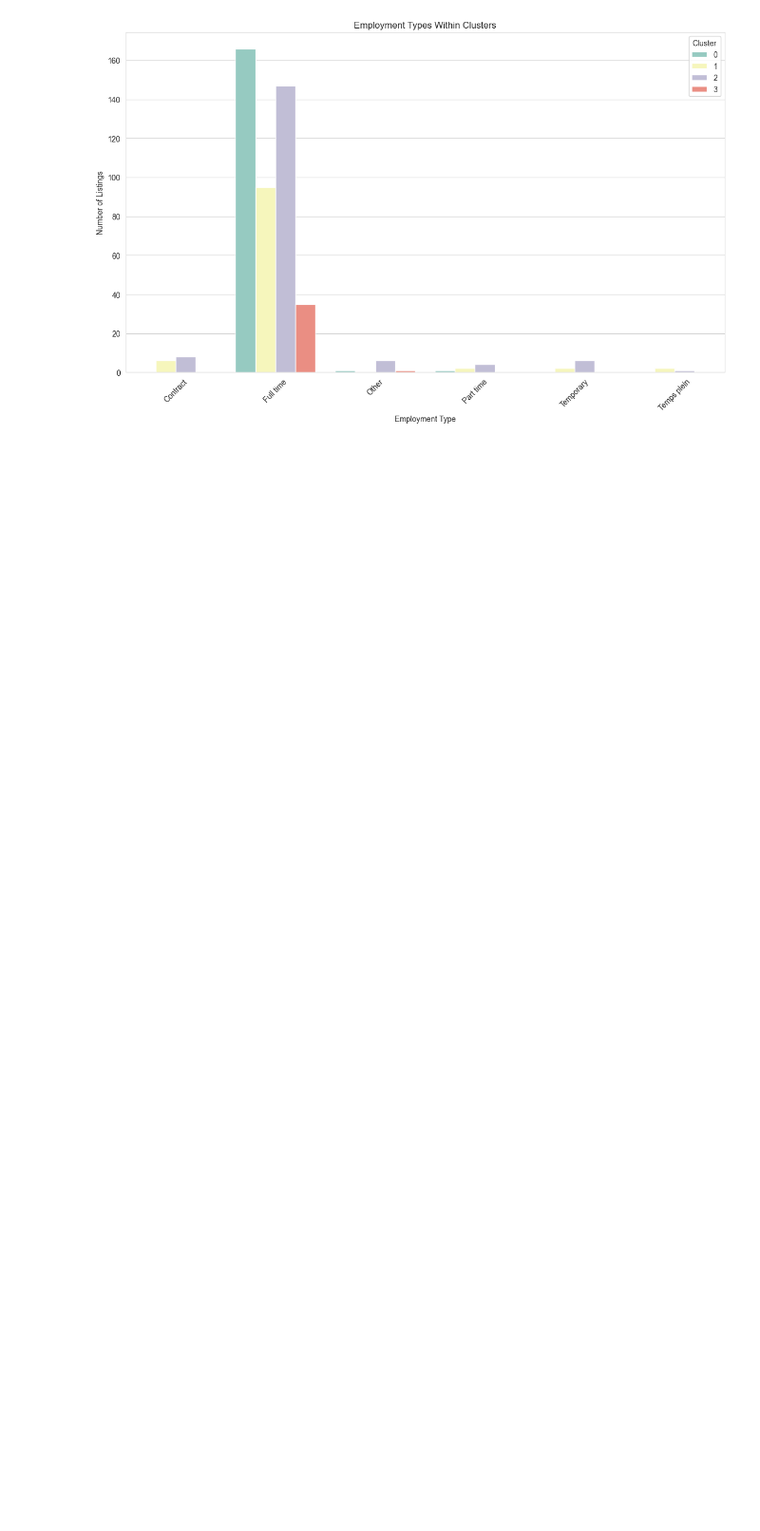
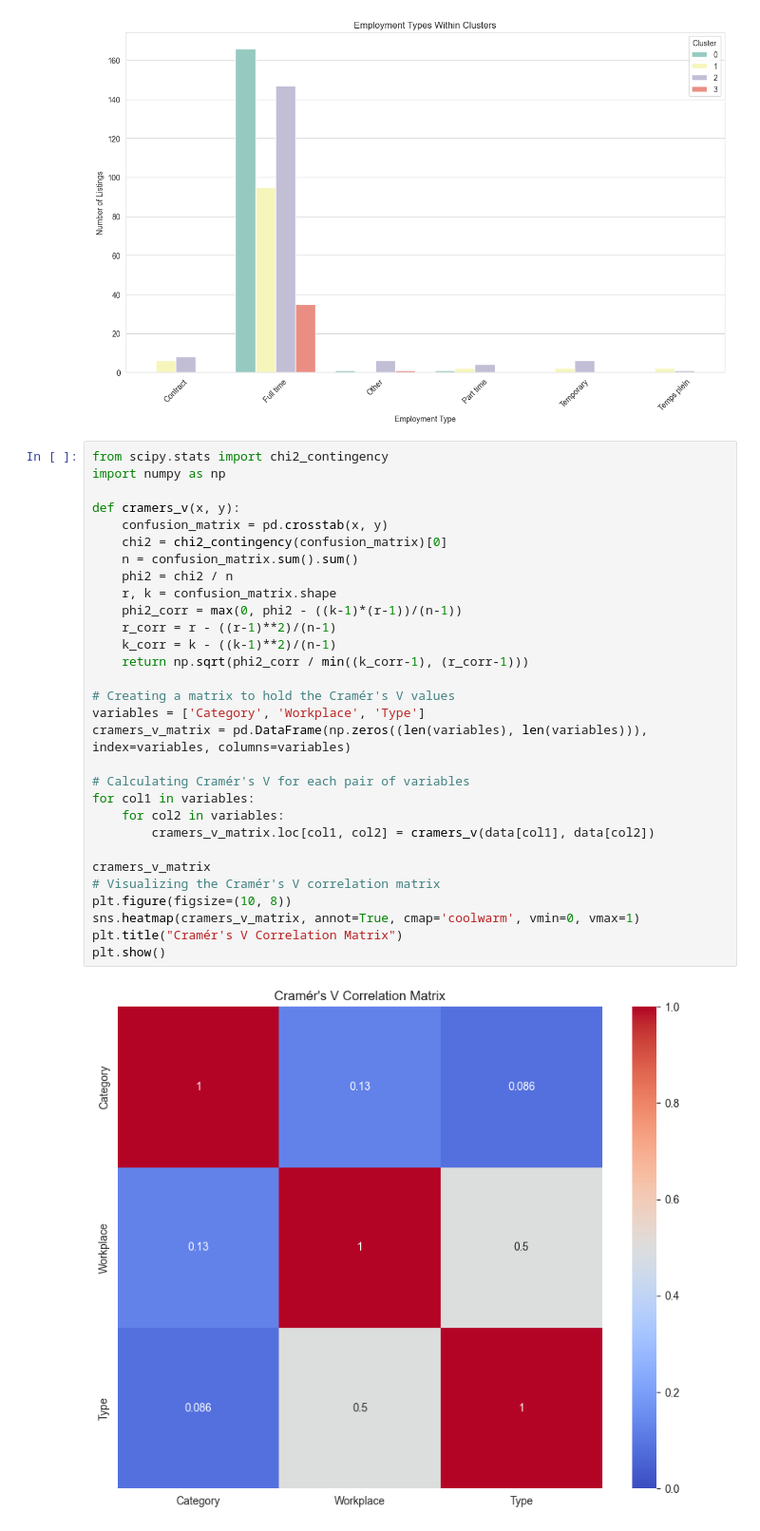
Before and after one commit to phuongnguyenpn/Data, a Jupyter notebook: JobPosting/main.ipynb, the cells around one changed output. Shown at 95% size. Drawn from its saved outputs; the diff is of its cells as text; blank space fills up the shorter version.

Commit message:
workplace Type

```diff
--- a/JobPosting/main.ipynb
+++ b/JobPosting/main.ipynb
@@ -276,3 +276,35 @@ plt.show()
 [figure]
 [figure]
 [figure]
+# %%
+from scipy.stats import chi2_contingency
+import numpy as np
+
+def cramers_v(x, y):
+    confusion_matrix = pd.crosstab(x, y)
+    chi2 = chi2_contingency(confusion_matrix)[0]
+    n = confusion_matrix.sum().sum()
+    phi2 = chi2 / n
+    r, k = confusion_matrix.shape
+    phi2_corr = max(0, phi2 - ((k-1)*(r-1))/(n-1))
+    r_corr = r - ((r-1)**2)/(n-1)
+    k_corr = k - ((k-1)**2)/(n-1)
+    return np.sqrt(phi2_corr / min((k_corr-1), (r_corr-1)))
+
+# Creating a matrix to hold the Cramér's V values
+variables = ['Category', 'Workplace', 'Type']
+cramers_v_matrix = pd.DataFrame(np.zeros((len(variables), len(variables))), index=variables, columns=variables)
+
+# Calculating Cramér's V for each pair of variables
+for col1 in variables:
+    for col2 in variables:
+        cramers_v_matrix.loc[col1, col2] = cramers_v(data[col1], data[col2])
+
+cramers_v_matrix
+# Visualizing the Cramér's V correlation matrix
+plt.figure(figsize=(10, 8))
+sns.heatmap(cramers_v_matrix, annot=True, cmap='coolwarm', vmin=0, vmax=1)
+plt.title("Cramér's V Correlation Matrix")
+plt.show()
+# %% [output]
+[figure, added]
```
